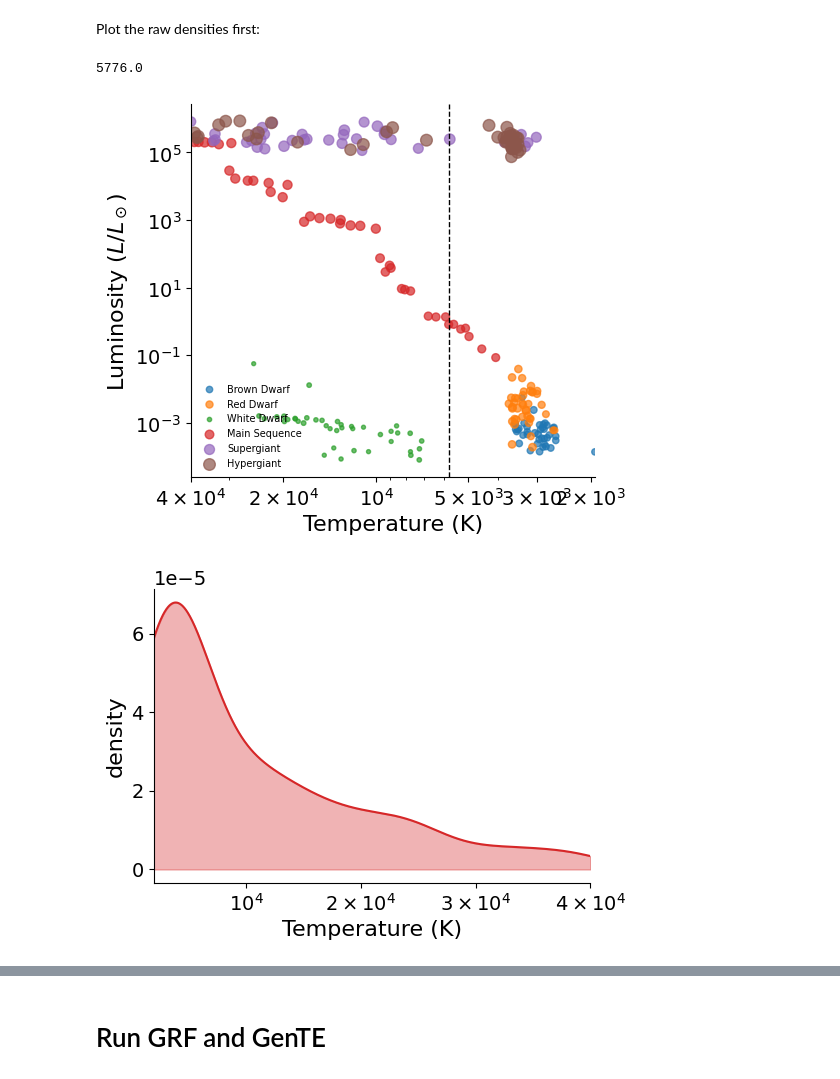
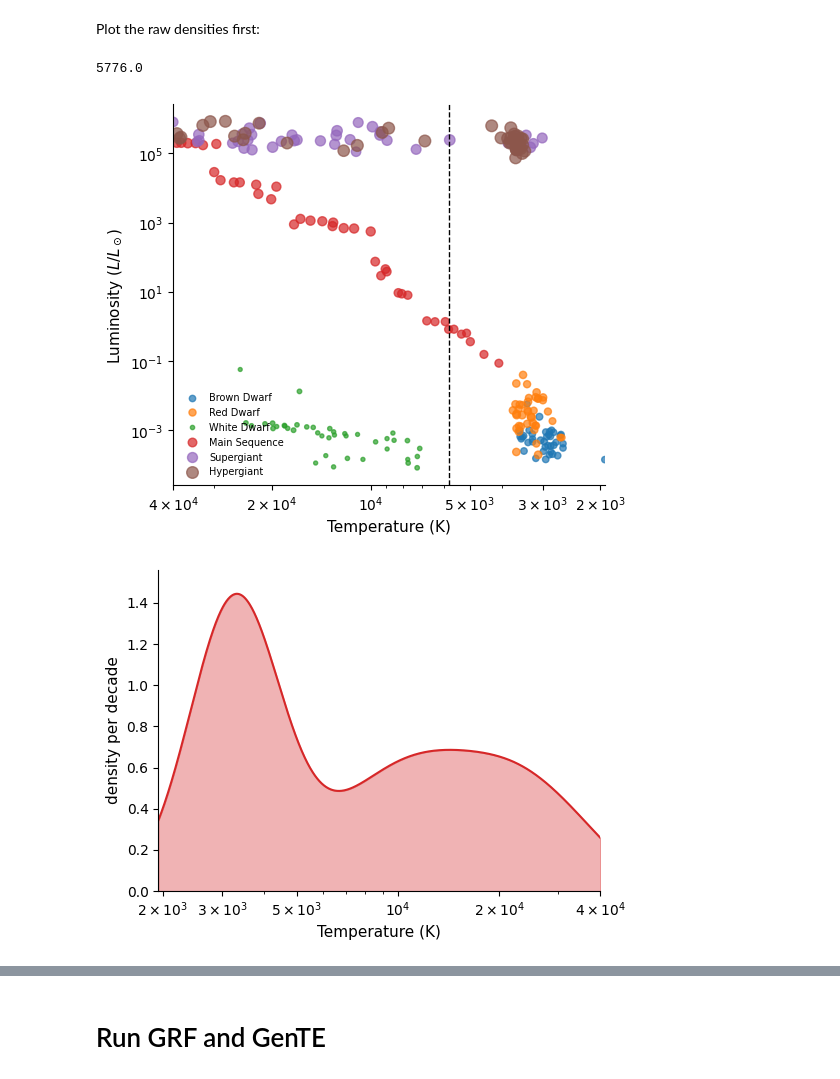
Before and after one commit to marnare/generativeAI, a Jupyter notebook: application_stars_mean_target.ipynb, the cells around one changed output, grey strips where cells are left out. Cells and saved outputs as stored; diff of their text form; code cells hidden in the pictures.

```diff
--- a/application_stars_mean_target.ipynb
+++ b/application_stars_mean_target.ipynb
@@ -79,6 +79,13 @@ import numpy as np
 import pandas as pd
 import matplotlib.pyplot as plt
 from scipy.stats import gaussian_kde
+
+# One text size for every panel below, and for the figures in later cells.
+plt.rcParams.update({
+    'axes.labelsize': 11,
+    'xtick.labelsize': 10,
+    'ytick.labelsize': 10,
+})
 
 stars = pd.read_csv('Stars.csv')
 T = stars['Temperature (K)'].to_numpy(float)
@@ -98,64 +105,50 @@ for cat, colour in zip(stars['Star category'].unique(), plt.cm.tab10.colors):
     ax.scatter(T[m], L[m], s=8 + 12 * (np.log10(R[m]) - np.log10(R).min()),
                alpha=0.7, color=colour, label=cat)
 ax.axvline(t_star, ls='--', c='k', lw=1)
-ax.set_xscale('log'); ax.set_yscale('log')
+ax.set_xscale('log')
+ax.set_yscale('log')
 ax.set_xlim(*t_lim)
 ax.invert_xaxis()
 ax.set_xticks(t_ticks)
 ax.set_xticklabels(t_ticklabels)
 ax.set_xlabel(r'Temperature (K)')
 ax.set_ylabel(r'Luminosity ($L/L_\odot$)')
 ax.legend(frameon=False, fontsize=7, loc='lower left')
 ax.spines[['top', 'right']].set_visible(False)
 fig.tight_layout()
 fig.savefig(f'{results_dir}/star_hr_diagram.pdf', bbox_inches='tight')
 plt.show()
 
-# (b) Temperature, linear: it spans only a little over one decade.
-# Same limits as the HR panel; linear ticks so labels do not pile up at 2e3.
-t_ticks_lin = [1e4, 2e4, 3e4, 4e4]
-t_ticklabels_lin = [r'$10^{4}$', r'$2\times10^{4}$', r'$3\times10^{4}$',
-                    r'$4\times10^{4}$']
-fig, ax = plt.subplots(figsize=(5.5, 4.0))
-grid = np.linspace(t_lim[0], t_lim[1], 1000)
-ax.fill_between(grid, gaussian_kde(T)(grid), color='C3', alpha=0.35)
-ax.plot(grid, gaussian_kde(T)(grid), color='C3')
-ax.set_xlim(*t_lim)
-ax.set_xticks(t_ticks_lin)
-ax.set_xticklabels(t_ticklabels_lin)
-ax.set_xlabel(r'Temperature (K)')
-ax.set_ylabel('density')
-ax.spines[['top', 'right']].set_visible(False)
-fig.tight_layout()
-fig.savefig(f'{results_dir}/star_density_temperature.pdf', bbox_inches='tight')
-plt.show()
-
-# (c), (d) Radius and luminosity in original units on logarithmic axes.
-# Both KDEs are densities of log10(value); share the vertical scale.
+# (b)-(d) Temperature, radius and luminosity, all as densities of log10(value)
+# on logarithmic axes, so every panel is in density per decade and no offset
+# appears on any vertical axis.
 log_kdes = []
 for values, label, stem, colour in [
-    (R, r'Radius  ($R/R_\odot$)', 'radius',     'C2'),
-    (L, r'Luminosity  ($L/L_\odot$)', 'luminosity', 'C0'),
+    (T, r'Temperature (K)',          'temperature', 'C3'),
+    (R, r'Radius  ($R/R_\odot$)',    'radius',      'C2'),
+    (L, r'Luminosity  ($L/L_\odot$)','luminosity',  'C0'),
 ]:
     lg = np.log10(values)
     grid = np.linspace(lg.min(), lg.max(), 1000)
-    density = gaussian_kde(lg)(grid)
-    log_kdes.append((10 ** grid, density, label, stem, colour))
+    log_kdes.append((10 ** grid, gaussian_kde(lg)(grid), label, stem, colour))
 
-ymax = 1.08 * max(density.max() for _, density, _, _, _ in log_kdes)
 for x, density, label, stem, colour in log_kdes:
     fig, ax = plt.subplots(figsize=(5.5, 4.0))
     ax.fill_between(x, density, color=colour, alpha=0.35)
     ax.plot(x, density, color=colour)
     ax.set_xscale('log')
-    ax.set_ylim(0, ymax)
+    ax.set_ylim(0, 1.08 * density.max())      # per-panel, see note below
     ax.set_xlabel(label)
     ax.set_ylabel('density per decade')
+    if stem == 'temperature':                  # match the HR diagram's axis
+        ax.set_xlim(*t_lim)
+        ax.set_xticks(t_ticks)
+        ax.set_xticklabels(t_ticklabels)
     ax.spines[['top', 'right']].set_visible(False)
     fig.tight_layout()
     fig.savefig(f'{results_dir}/star_density_{stem}.pdf', bbox_inches='tight')
     plt.show()
 # %% [output]
 5776.0
-[figure, old version]
+[figure, new version]
-[figure, old version]
+[figure, new version]
```
Also changed, not shown: parts of 3 cells of this notebook, 1 other file.
